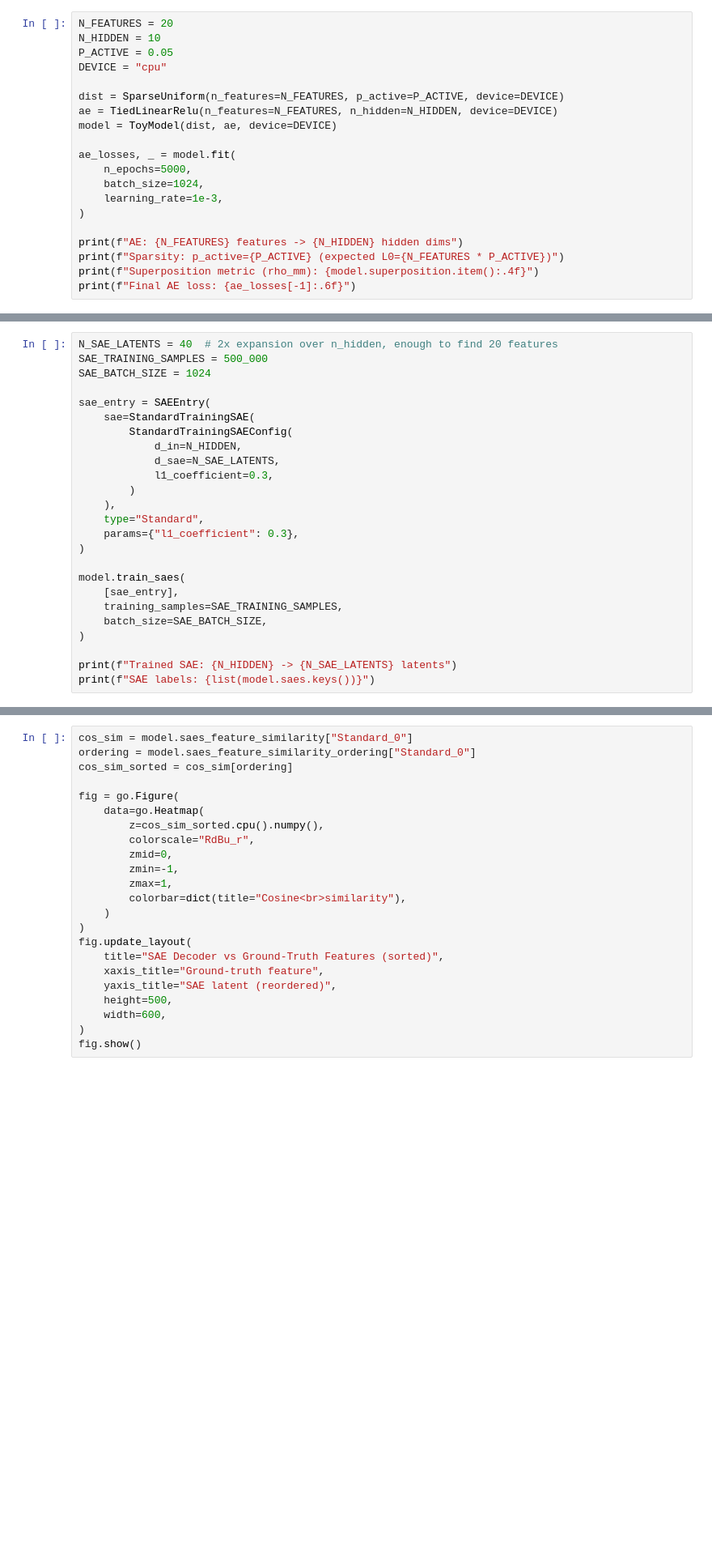
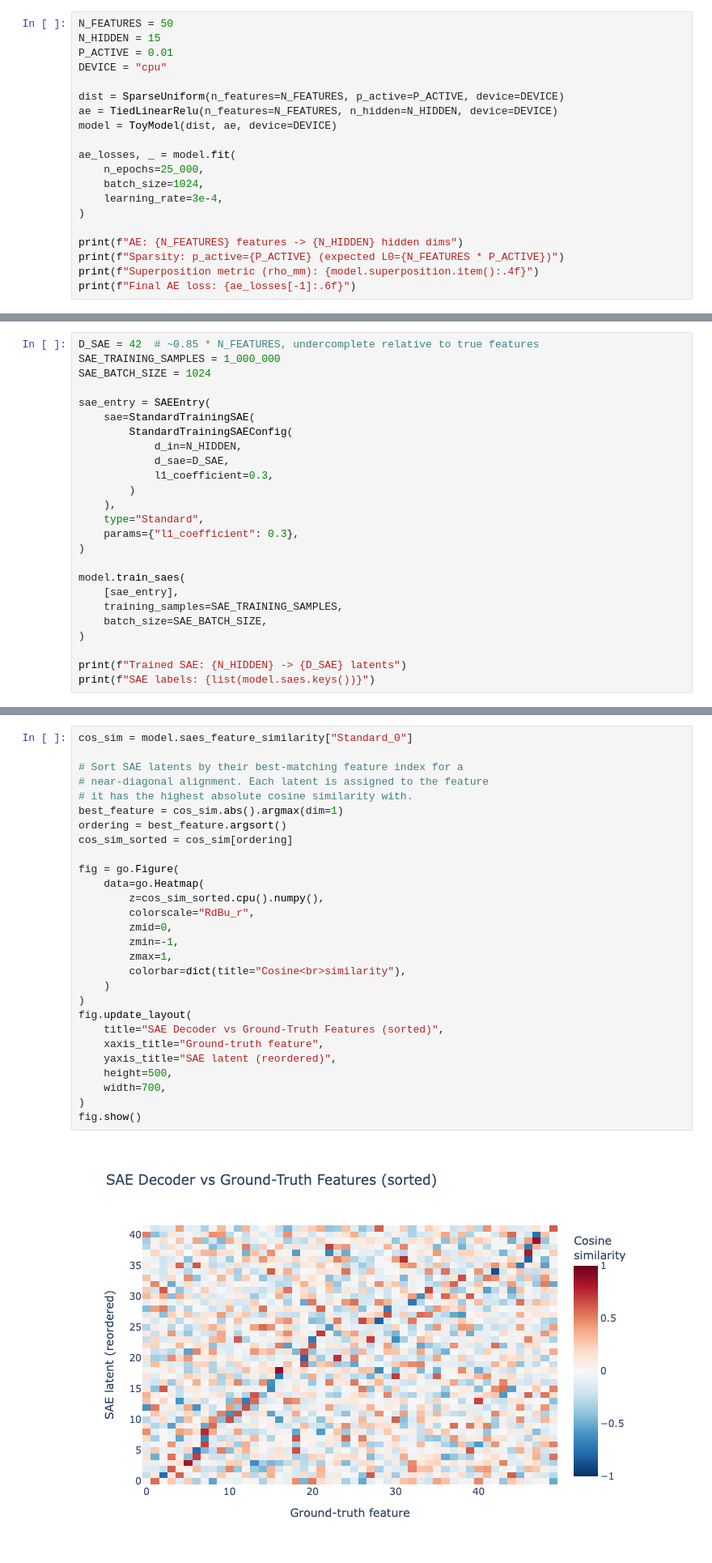
Before and after one commit to OliverSieweke/occhio, a Jupyter notebook: examples/sae_feature_recovery.ipynb, the cells around one changed output, grey strips where cells are left out. Shown at 81% size. Cells and saved outputs as stored; diff of their text form; blank space fills up the shorter version.

```diff
--- a/examples/sae_feature_recovery.ipynb
+++ b/examples/sae_feature_recovery.ipynb
@@ -39,9 +44,9 @@ uses superposition to represent more features than it has dimensions.
 
 The SAE's job will be to untangle this superposed representation.
 # %%
-N_FEATURES = 20
-N_HIDDEN = 10
-P_ACTIVE = 0.05
+N_FEATURES = 50
+N_HIDDEN = 15
+P_ACTIVE = 0.01
 DEVICE = "cpu"
 
 dist = SparseUniform(n_features=N_FEATURES, p_active=P_ACTIVE, device=DEVICE)
@@ -49,9 +54,9 @@ ae = TiedLinearRelu(n_features=N_FEATURES, n_hidden=N_HIDDEN, device=DEVICE)
 model = ToyModel(dist, ae, device=DEVICE)
 
 ae_losses, _ = model.fit(
-    n_epochs=5000,
+    n_epochs=25_000,
     batch_size=1024,
-    learning_rate=1e-3,
+    learning_rate=3e-4,
 )
 
 print(f"AE: {N_FEATURES} features -> {N_HIDDEN} hidden dims")
@@ -76,13 +81,13 @@ size -- typically an overcomplete expansion of the hidden space.
 # %%
-N_SAE_LATENTS = 40  # 2x expansion over n_hidden, enough to find 20 features
-SAE_TRAINING_SAMPLES = 500_000
+D_SAE = 42  # ~0.85 * N_FEATURES, undercomplete relative to true features
+SAE_TRAINING_SAMPLES = 1_000_000
 SAE_BATCH_SIZE = 1024
 
 sae_entry = SAEEntry(
     sae=StandardTrainingSAE(
         StandardTrainingSAEConfig(
             d_in=N_HIDDEN,
-            d_sae=N_SAE_LATENTS,
+            d_sae=D_SAE,
             l1_coefficient=0.3,
         )
     ),
@@ -96,6 +101,6 @@ model.train_saes(
     batch_size=SAE_BATCH_SIZE,
 )
 
-print(f"Trained SAE: {N_HIDDEN} -> {N_SAE_LATENTS} latents")
+print(f"Trained SAE: {N_HIDDEN} -> {D_SAE} latents")
 print(f"SAE labels: {list(model.saes.keys())}")
 # %% [output]
@@ -151,27 +156,34 @@ cleanly the SAE has separated the features. Ideal recovery shows
 one bright cell per column (each feature matched by one latent).
 # %%
 cos_sim = model.saes_feature_similarity["Standard_0"]
-ordering = model.saes_feature_similarity_ordering["Standard_0"]
+
+# Sort SAE latents by their best-matching feature index for a
+# near-diagonal alignment. Each latent is assigned to the feature
+# it has the highest absolute cosine similarity with.
+best_feature = cos_sim.abs().argmax(dim=1)
+ordering = best_feature.argsort()
 cos_sim_sorted = cos_sim[ordering]
 
 fig = go.Figure(
     data=go.Heatmap(
         z=cos_sim_sorted.cpu().numpy(),
         colorscale="RdBu_r",
         zmid=0,
         zmin=-1,
         zmax=1,
         colorbar=dict(title="Cosine<br>similarity"),
     )
 )
 fig.update_layout(
     title="SAE Decoder vs Ground-Truth Features (sorted)",
     xaxis_title="Ground-truth feature",
     yaxis_title="SAE latent (reordered)",
     height=500,
-    width=600,
+    width=700,
 )
 fig.show()
+# %% [output]
+[figure, added]
 # %% [markdown]
 ## 4. L1 Coefficient Sweep: The Sparsity Tradeoff
 
```
Also changed, not shown: parts of 15 cells of this notebook.
